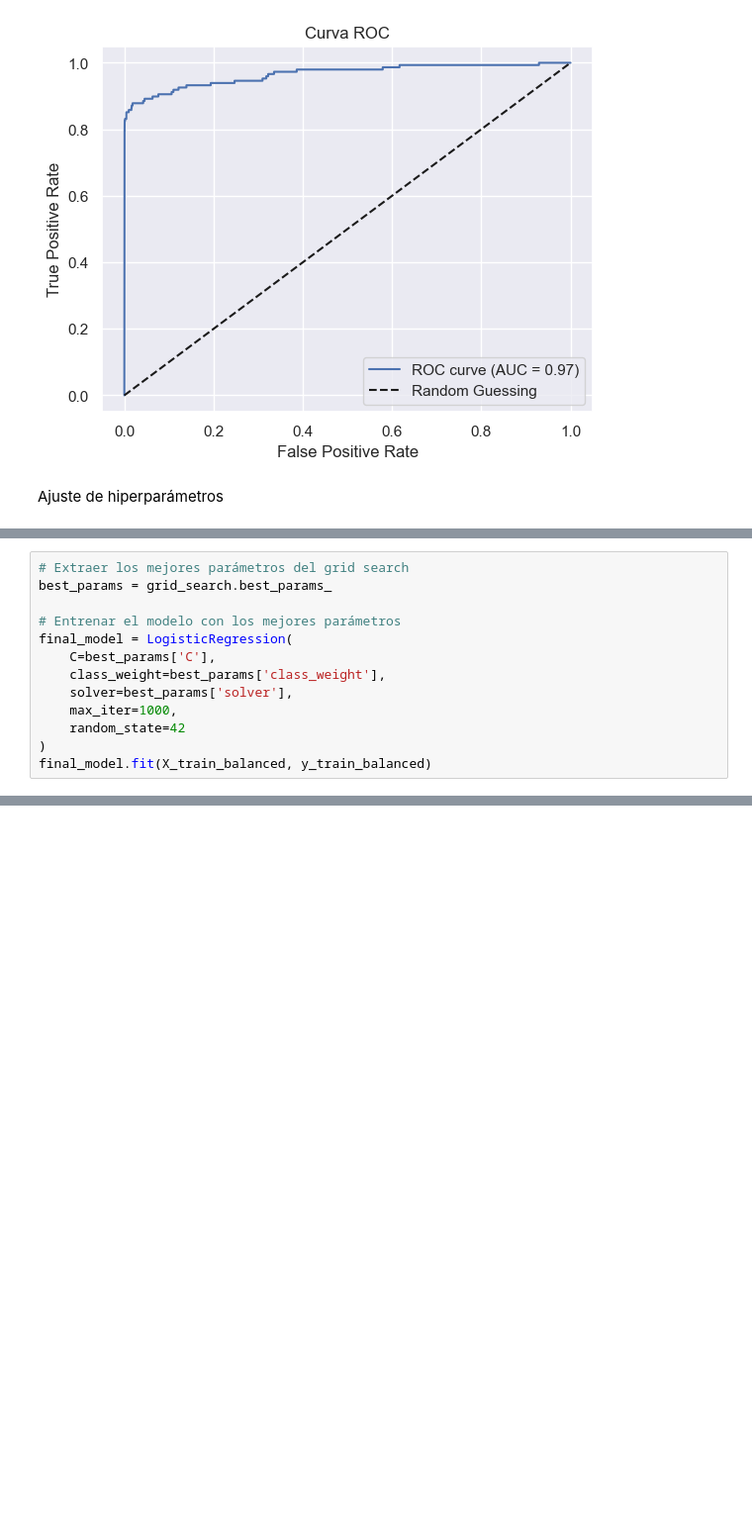
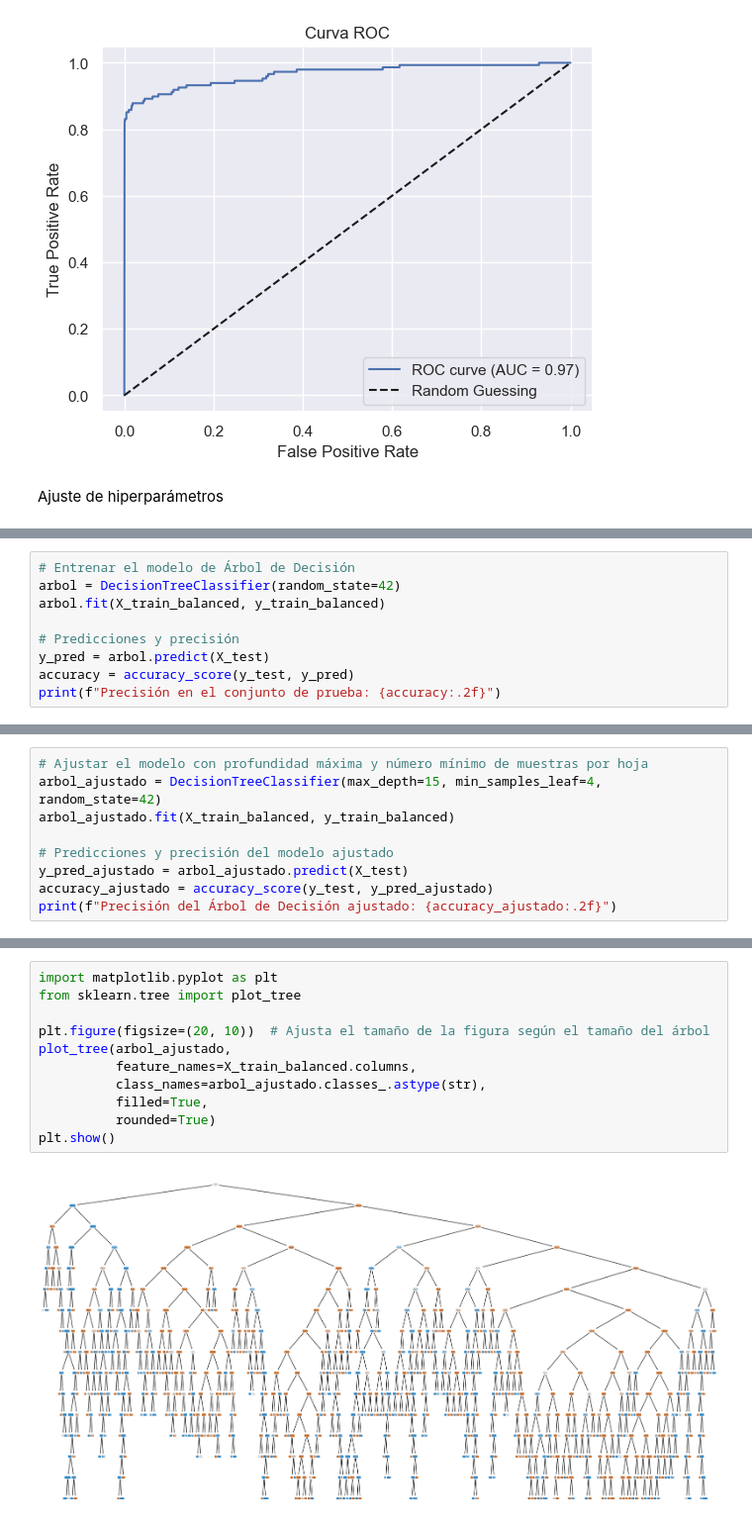
Before and after one commit to MemoSayan/credit_card_fraud, a Jupyter notebook: credit-card.ipynb, the cells around one changed output, grey strips where cells are left out. Shown at 99% size. Saved outputs shown, nothing was run; the diff lists cells and outputs as text; blank space fills up the shorter version.

Commit message:
modelos regresion logistica y arbol de decisión

```diff
--- a/credit-card.ipynb
+++ b/credit-card.ipynb
@@ -296,13 +287,0 @@ Mejores hiperparámetros: {'C': 1, 'class_weight': 'balanced', 'solver': 'liblin
-# %%
-# Extraer los mejores parámetros del grid search
-best_params = grid_search.best_params_
-
-# Entrenar el modelo con los mejores parámetros
-final_model = LogisticRegression(
-    C=best_params['C'],
-    class_weight=best_params['class_weight'],
-    solver=best_params['solver'],
-    max_iter=1000,
-    random_state=42
-)
-final_model.fit(X_train_balanced, y_train_balanced)
@@ -359,0 +296,9 @@ Obs: No se observan cambios en las métricas
+# %%
+# Entrenar el modelo de Árbol de Decisión
+arbol = DecisionTreeClassifier(random_state=42)
+arbol.fit(X_train_balanced, y_train_balanced)
+
+# Predicciones y precisión
+y_pred = arbol.predict(X_test)
+accuracy = accuracy_score(y_test, y_pred)
+print(f"Precisión en el conjunto de prueba: {accuracy:.2f}")
@@ -359,0 +325,9 @@ Obs: No se observan cambios en las métricas
+# %%
+# Ajustar el modelo con profundidad máxima y número mínimo de muestras por hoja
+arbol_ajustado = DecisionTreeClassifier(max_depth=15, min_samples_leaf=4, random_state=42)
+arbol_ajustado.fit(X_train_balanced, y_train_balanced)
+
+# Predicciones y precisión del modelo ajustado
+y_pred_ajustado = arbol_ajustado.predict(X_test)
+accuracy_ajustado = accuracy_score(y_test, y_pred_ajustado)
+print(f"Precisión del Árbol de Decisión ajustado: {accuracy_ajustado:.2f}")
@@ -359,0 +350,13 @@ Obs: No se observan cambios en las métricas
+# %%
+import matplotlib.pyplot as plt
+from sklearn.tree import plot_tree
+
+plt.figure(figsize=(20, 10))  # Ajusta el tamaño de la figura según el tamaño del árbol
+plot_tree(arbol_ajustado,
+          feature_names=X_train_balanced.columns,
+          class_names=arbol_ajustado.classes_.astype(str),
+          filled=True,
+          rounded=True)
+plt.show()
+# %% [output]
+[figure, added]
```
Also changed, not shown: parts of 14 cells of this notebook.
